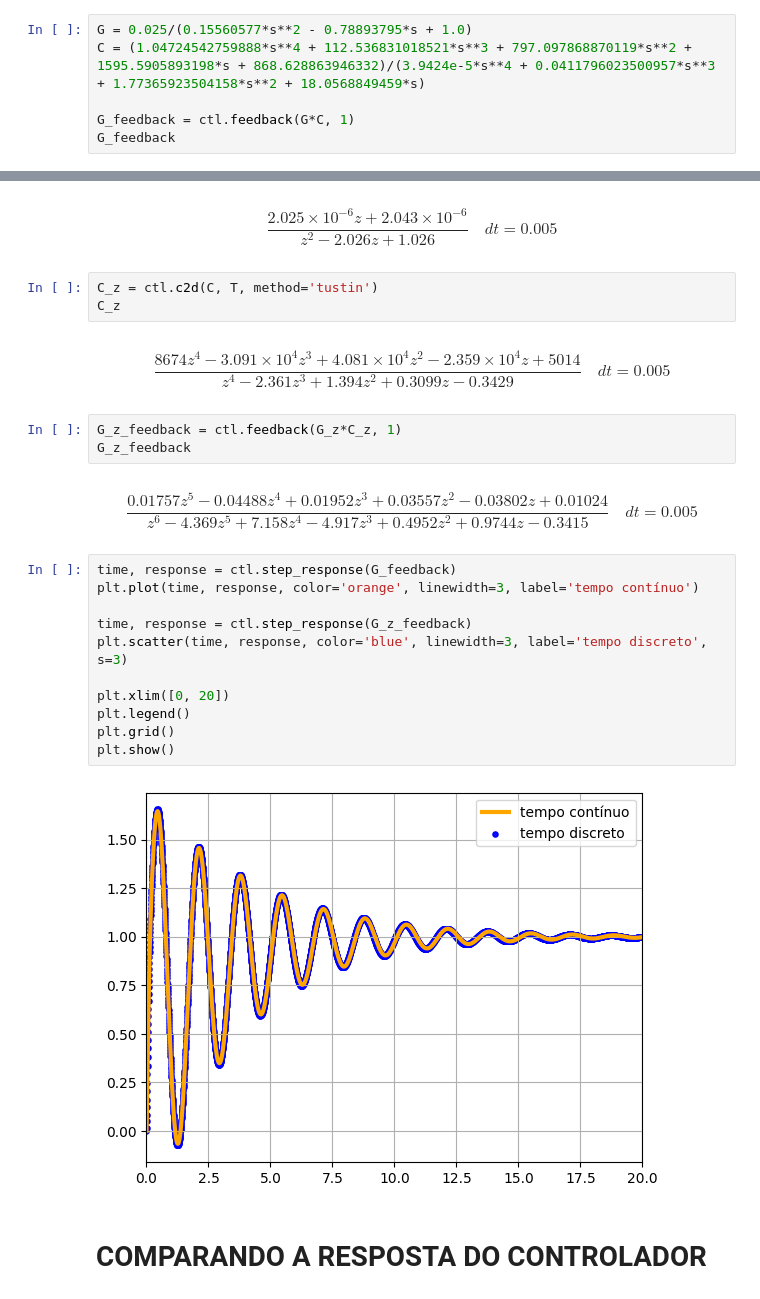
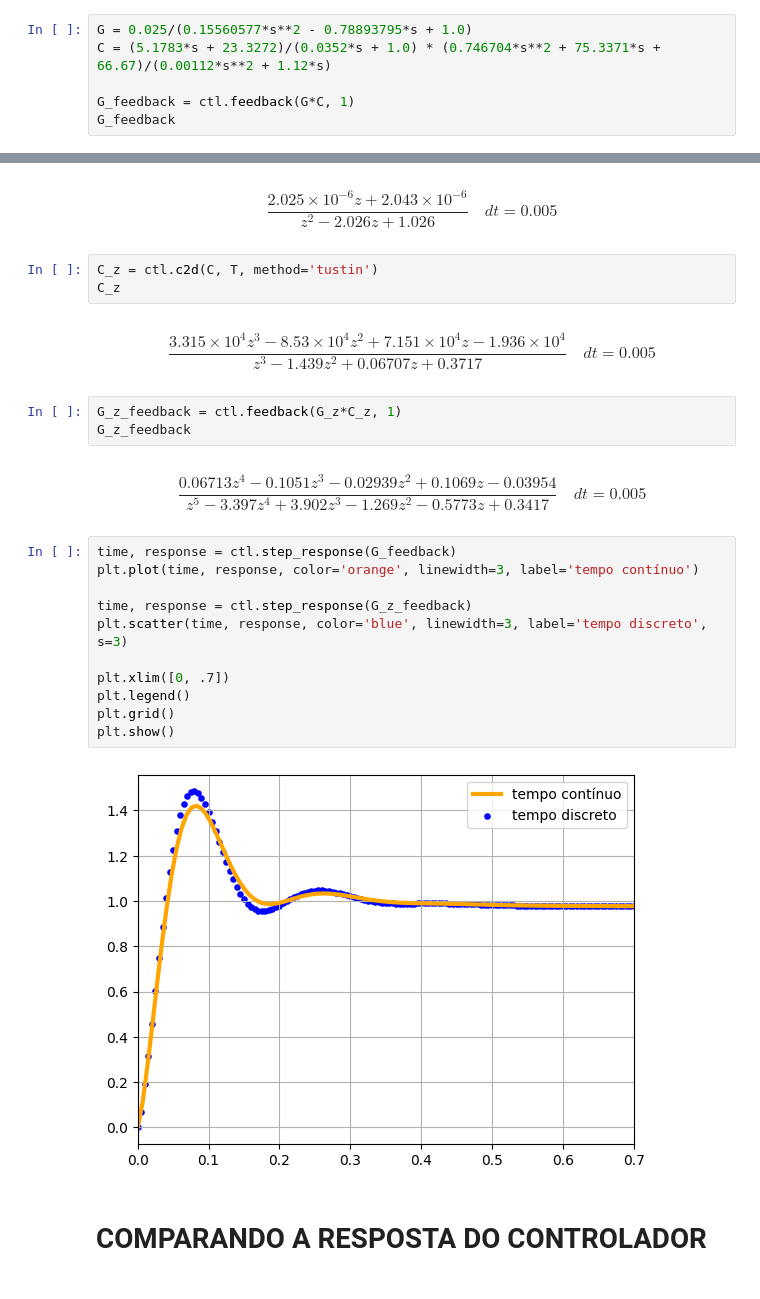
Before and after one commit to KlaussMarchi/BallPlate, a Jupyter notebook: DIGITAL/Analisys.ipynb, the cells around one changed output, grey strips where cells are left out. Drawn from its saved outputs; the diff is of its cells as text.

```diff
--- a/DIGITAL/Analisys.ipynb
+++ b/DIGITAL/Analisys.ipynb
@@ -10,7 +10,7 @@ T = 0.005
 s = ctl.TransferFunction.s
 # %%
 G = 0.025/(0.15560577*s**2 - 0.78893795*s + 1.0)
-C = (1.04724542759888*s**4 + 112.536831018521*s**3 + 797.097868870119*s**2 + 1595.5905893198*s + 868.628863946332)/(3.9424e-5*s**4 + 0.0411796023500957*s**3 + 1.77365923504158*s**2 + 18.0568849459*s)
+C = (5.1783*s + 23.3272)/(0.0352*s + 1.0) * (0.746704*s**2 + 75.3371*s + 66.67)/(0.00112*s**2 + 1.12*s)
 
 G_feedback = ctl.feedback(G*C, 1)
 G_feedback
@@ -46,25 +46,25 @@ $$\frac{2.025 \times 10^{-6} z + 2.043 \times 10^{-6}}{z^2 - 2.026 z + 1.026}\qu
 C_z = ctl.c2d(C, T, method='tustin')
 C_z
 # %% [output]
-$$\frac{8674 z^4 - 3.091 \times 10^{4} z^3 + 4.081 \times 10^{4} z^2 - 2.359 \times 10^{4} z + 5014}{z^4 - 2.361 z^3 + 1.394 z^2 + 0.3099 z - 0.3429}\quad dt = 0.005$$
+$$\frac{3.315 \times 10^{4} z^3 - 8.53 \times 10^{4} z^2 + 7.151 \times 10^{4} z - 1.936 \times 10^{4}}{z^3 - 1.439 z^2 + 0.06707 z + 0.3717}\quad dt = 0.005$$
 # %%
 G_z_feedback = ctl.feedback(G_z*C_z, 1)
 G_z_feedback
 # %% [output]
-$$\frac{0.01757 z^5 - 0.04488 z^4 + 0.01952 z^3 + 0.03557 z^2 - 0.03802 z + 0.01024}{z^6 - 4.369 z^5 + 7.158 z^4 - 4.917 z^3 + 0.4952 z^2 + 0.9744 z - 0.3415}\quad dt = 0.005$$
+$$\frac{0.06713 z^4 - 0.1051 z^3 - 0.02939 z^2 + 0.1069 z - 0.03954}{z^5 - 3.397 z^4 + 3.902 z^3 - 1.269 z^2 - 0.5773 z + 0.3417}\quad dt = 0.005$$
 # %%
 time, response = ctl.step_response(G_feedback)
 plt.plot(time, response, color='orange', linewidth=3, label='tempo contínuo')
 
 time, response = ctl.step_response(G_z_feedback)
 plt.scatter(time, response, color='blue', linewidth=3, label='tempo discreto', s=3)
 
-plt.xlim([0, 20])
+plt.xlim([0, .7])
 plt.legend()
 plt.grid()
 plt.show()
 # %% [output]
-[figure, old version]
+[figure, new version]
 # %% [markdown]
 # COMPARANDO A RESPOSTA DO CONTROLADOR
 # %% [markdown]
```
Also changed, not shown: parts of 8 cells of this notebook, 3 other files.
